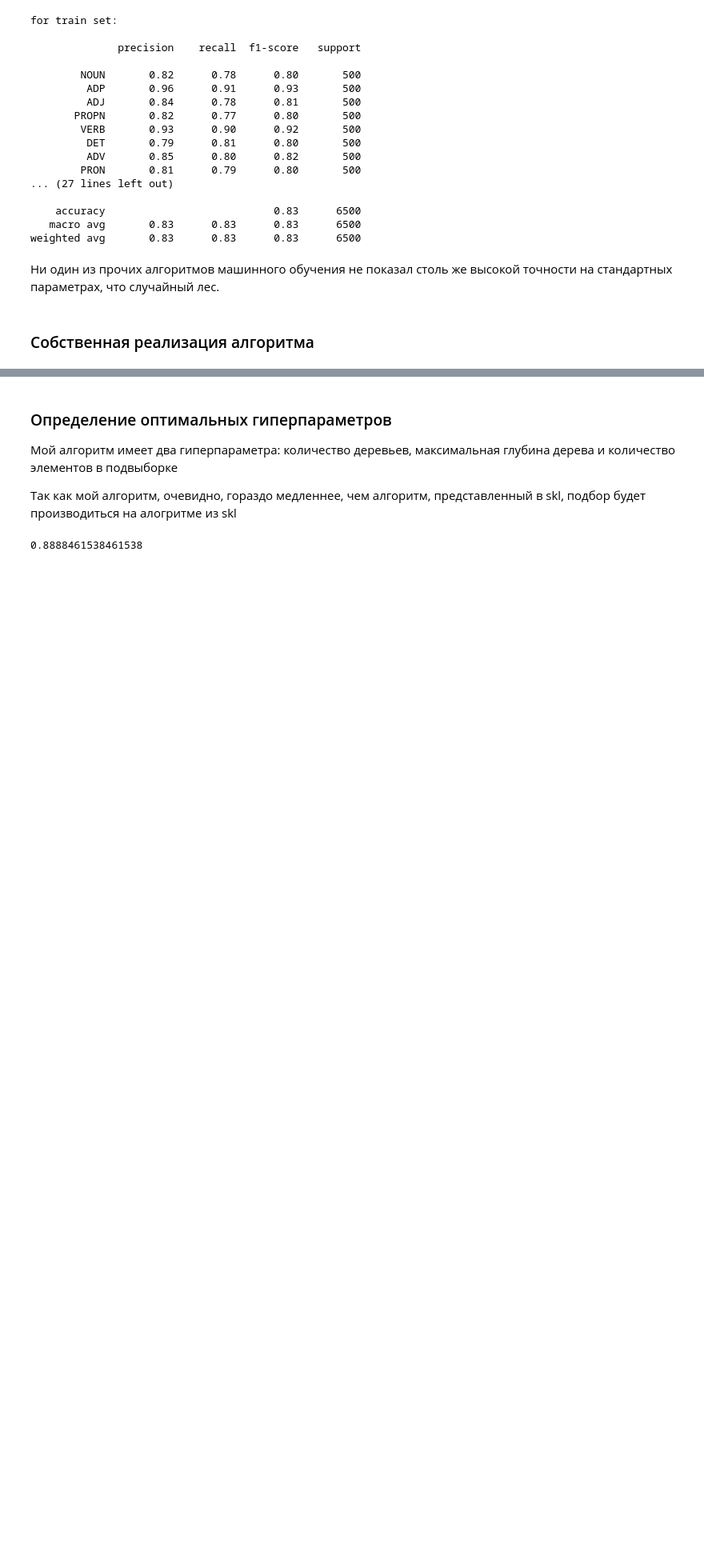
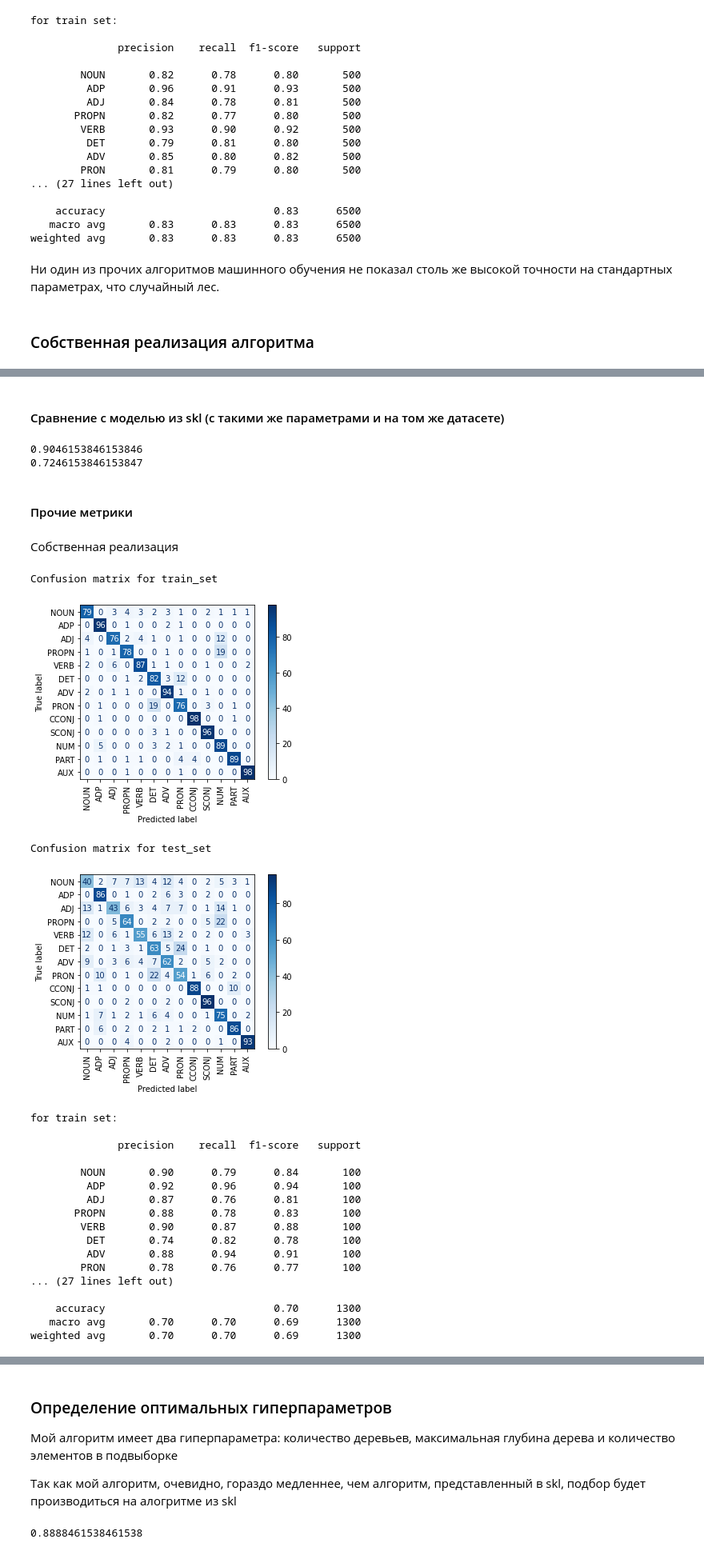
Before and after one commit to Megict/multimedia_KP, a Jupyter notebook: KP.ipynb, the cells around one changed output, grey strips where cells are left out. Shown at 80% size. Drawn from its saved outputs; the diff is of its cells as text; code cells hidden in the pictures; blank space fills up the shorter version.

```diff
--- a/KP.ipynb
+++ b/KP.ipynb
@@ -221,15 +214,0 @@ larrLB,larrDC,tarrLB,tarrDC = create_dataset(AllowedClasses = ClassesUQ,unique =
-# %%
-print("with unique = false")
-print("words in train selection:")
-print(len(larrDC))
-print("unique words in train selection:")
-print(len(np.unique(larrDC)))
-
-print("count of words in dataset per class:")
-fig, ax = pylab.subplots()
-fig.set_figwidth(7)
-fig.set_figheight(2.5)
-
-ax.bar(ClassesUQ,np.unique(larrLB,return_counts = True)[1])
-pylab.xticks(np.arange(len(ClassesUQ)))
-pylab.show()
@@ -1424,0 +1398,7 @@ KeyboardInterrupt:
+# %%
+rf = random_forest(trees_count = 30,max_depth = 50,sel_size = 400)
+pipe_my = Pipeline([('transformer',transform()),('classifier',rf)])
+pipe_my.fit(larrDC.tolist(),larrLB.tolist())
+
+print(pipe_my.score(larrDC.tolist(),larrLB.tolist()))
+print(pipe_my.score(tarrDC.tolist(),tarrLB.tolist()))
@@ -1424,0 +1408,56 @@ KeyboardInterrupt:
+# %% [markdown]
+#### Сравнение с моделью из skl (с такими же параметрами и на том же датасете)
+# %%
+rf = RandomForestClassifier(n_estimators = 30,max_depth = 50,max_samples = 400)
+pipe = Pipeline([('transformer',transform()),('classifier',rf)])
+pipe.fit(larrDC.tolist(),larrLB.tolist())
+
+print(pipe.score(larrDC.tolist(),larrLB.tolist()))
+print(pipe.score(tarrDC.tolist(),tarrLB.tolist()))
+# %% [output]
+0.9046153846153846
+0.7246153846153847
+# %% [markdown]
+#### Прочие метрики
+# %% [markdown]
+Собственная реализация
+# %%
+larrPD = np.array([pipe_my.predict([elm]) for elm in tqdm(larrDC)])
+tarrPD = np.array([pipe_my.predict([elm]) for elm in tqdm(tarrDC)])
+
+print("Confusion matrix for train_set")
+ConfusionMatrixDisplay.from_predictions(larrLB,larrPD,display_labels = np.array(Classes),cmap = 'Blues',
+                                        xticks_rotation = 'vertical')
+pylab.show()
+
+print("Confusion matrix for test_set")
+ConfusionMatrixDisplay.from_predictions(tarrLB,tarrPD,display_labels = np.array(Classes),cmap = 'Blues',
+                                        xticks_rotation = 'vertical')
+pylab.show()
+
+print("for train set:\n")
+print(classification_report(larrLB,larrPD,target_names = np.array(Classes)))
+print("for test set:\n")
+print(classification_report(tarrLB,tarrPD,target_names = np.array(Classes)))
+# %% [output]
+Confusion matrix for train_set
+[figure, added]
+Confusion matrix for test_set
+[figure, added]
+for train set:
+
+              precision    recall  f1-score   support
+
+        NOUN       0.90      0.79      0.84       100
+         ADP       0.92      0.96      0.94       100
+         ADJ       0.87      0.76      0.81       100
+       PROPN       0.88      0.78      0.83       100
+        VERB       0.90      0.87      0.88       100
+         DET       0.74      0.82      0.78       100
+         ADV       0.88      0.94      0.91       100
+        PRON       0.78      0.76      0.77       100
+... (27 lines left out)
+
+    accuracy                           0.70      1300
+   macro avg       0.70      0.70      0.69      1300
+weighted avg       0.70      0.70      0.69      1300
```
Also changed, not shown: parts of 18 cells of this notebook.
